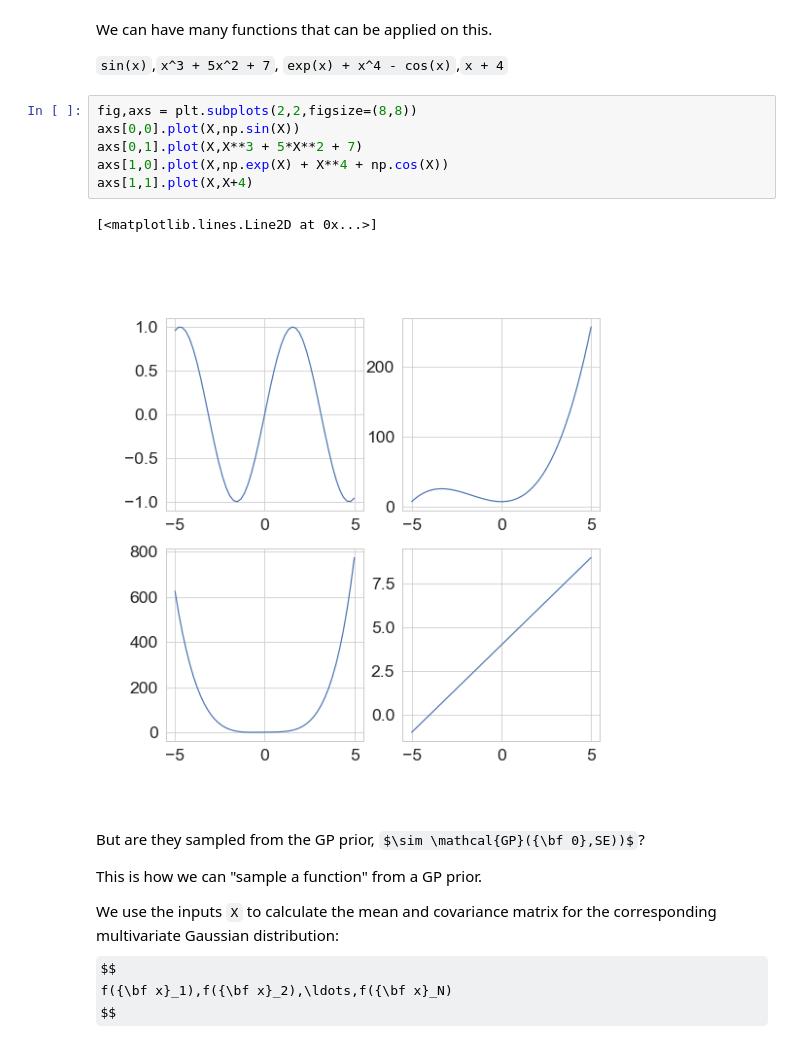
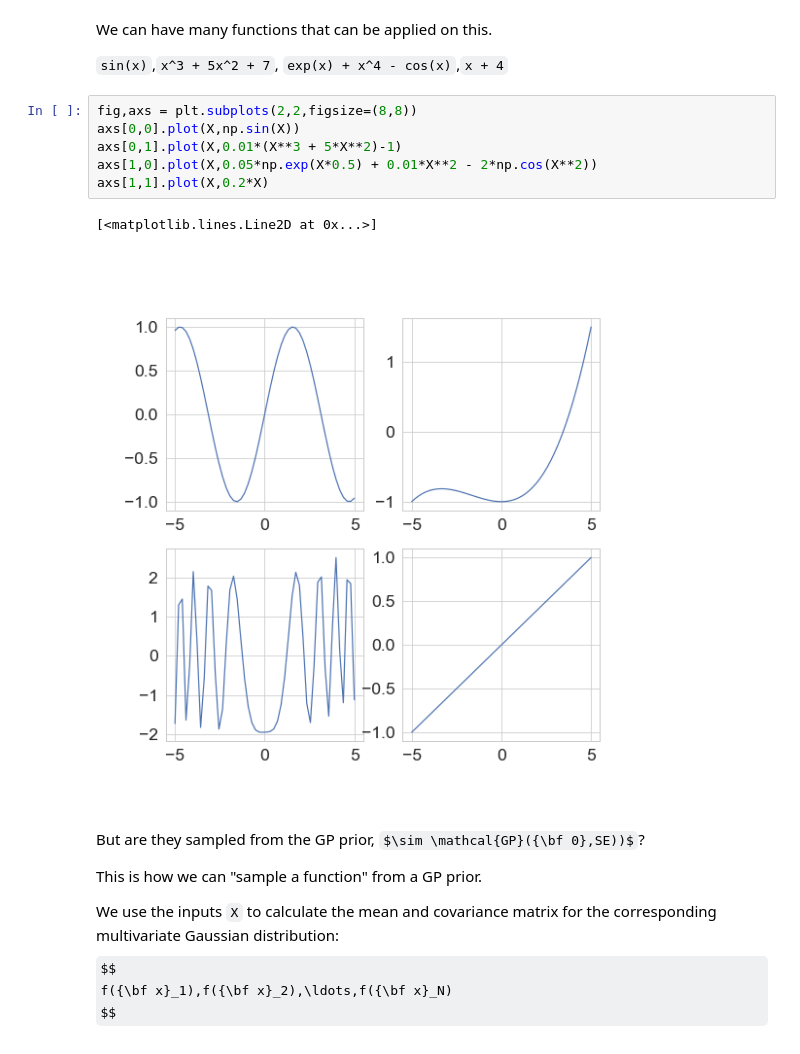
Before and after one commit to ubdsgroup/mladvanced-notebooks, a Jupyter notebook: GaussianProcesses.ipynb, the cells around one changed output. Cells and saved outputs as stored; diff of their text form; some formulas as TeX source.

```diff
--- a/GaussianProcesses.ipynb
+++ b/GaussianProcesses.ipynb
@@ -115,12 +115,12 @@ We can have many functions that can be applied on this.
 # %%
 fig,axs = plt.subplots(2,2,figsize=(8,8))
 axs[0,0].plot(X,np.sin(X))
-axs[0,1].plot(X,X**3 + 5*X**2 + 7)
-axs[1,0].plot(X,np.exp(X) + X**4 + np.cos(X))
-axs[1,1].plot(X,X+4)
+axs[0,1].plot(X,0.01*(X**3 + 5*X**2)-1)
+axs[1,0].plot(X,0.05*np.exp(X*0.5) + 0.01*X**2 - 2*np.cos(X**2))
+axs[1,1].plot(X,0.2*X)
 # %% [output]
 [<matplotlib.lines.Line2D at 0x...>]
-[figure, old version]
+[figure, new version]
 # %% [markdown]
 But are they sampled from the GP prior, $\sim \mathcal{GP}({\bf 0},SE))$?
 
```
Also changed, not shown: parts of 16 cells of this notebook.
